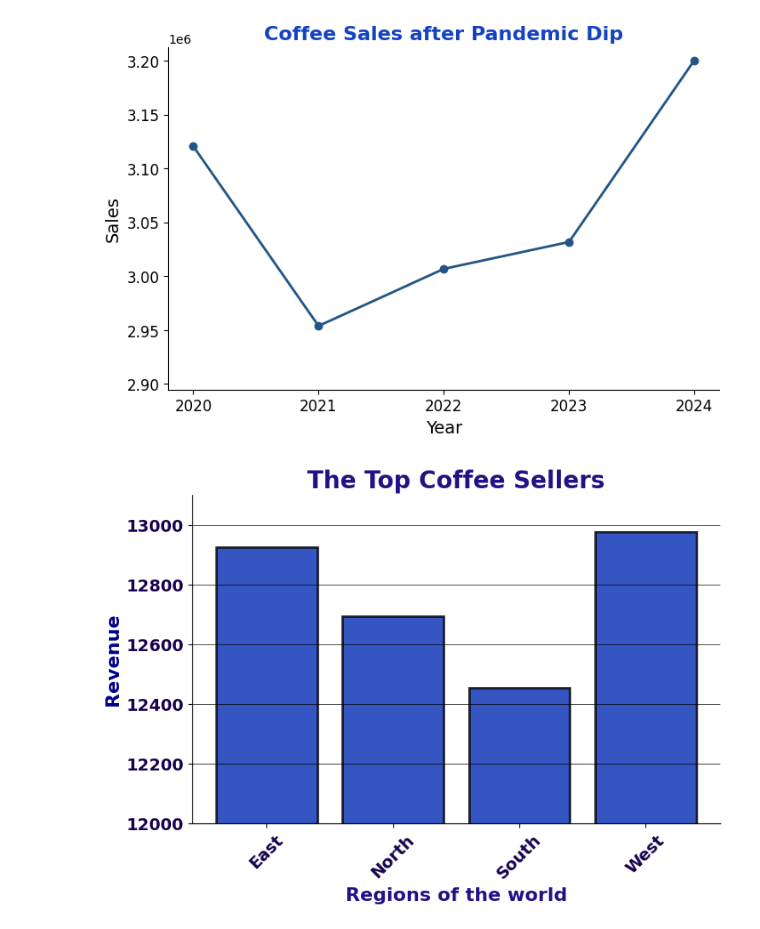
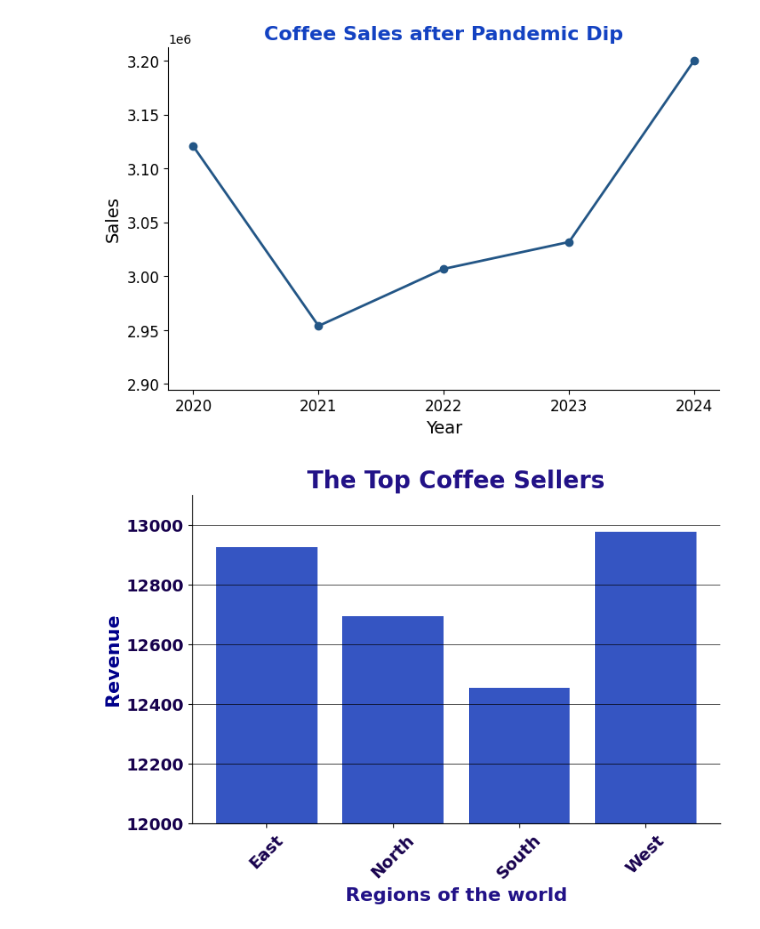
Before and after one commit to Bourne215/DA_M3_DataVizChallenge, a Jupyter notebook: data_viz_ethics_challenge.ipynb, the cells around one changed output. Saved outputs shown, nothing was run; the diff lists cells and outputs as text; code cells hidden in the pictures.

```diff
--- a/data_viz_ethics_challenge.ipynb
+++ b/data_viz_ethics_challenge.ipynb
@@ -124,26 +124,26 @@ plt.show()
 # %%
 #Correction for Chart 2
 plt.figure(figsize=(8,5))
 avg_sales = coffee_df.groupby("Region")["Sales"].mean().reset_index()
 
 colors = ["red","orange","yellow","green","blue","purple"]
 
 ax = plt.gca()
 ax.spines['top'].set_visible(False)
 ax.spines['right'].set_visible(False)
 
 
 plt.bar(avg_sales["Region"], avg_sales["Sales"],
-        color="#022BB3", edgecolor="black", linewidth=2,alpha=0.8)
+        color="#022BB3", linewidth=2,alpha=0.8)
 plt.ylim(12000, 13100)
 #I've started the minimum at 12000 to make easier to read the bars
 #since starting at zero, you would have a harder time making the distintions between the graphs
 plt.title("The Top Coffee Sellers", fontsize=20, fontweight="bold", color="#221287")
 plt.grid(True, which='major',axis = 'y', color='black', linestyle='-', linewidth=0.5)
 plt.xlabel("Regions of the world", fontsize=16, fontweight="bold", color="#221287")
 plt.ylabel("Revenue", fontsize=16, fontweight="bold", color="darkblue")
 plt.xticks(rotation=45, fontsize=14, fontweight="bold", color="#18024E")
 plt.yticks(fontsize=14, fontweight="bold", color="#18024E")
 plt.show()
 # %% [output]
-[figure, old version]
+[figure, new version]
```
